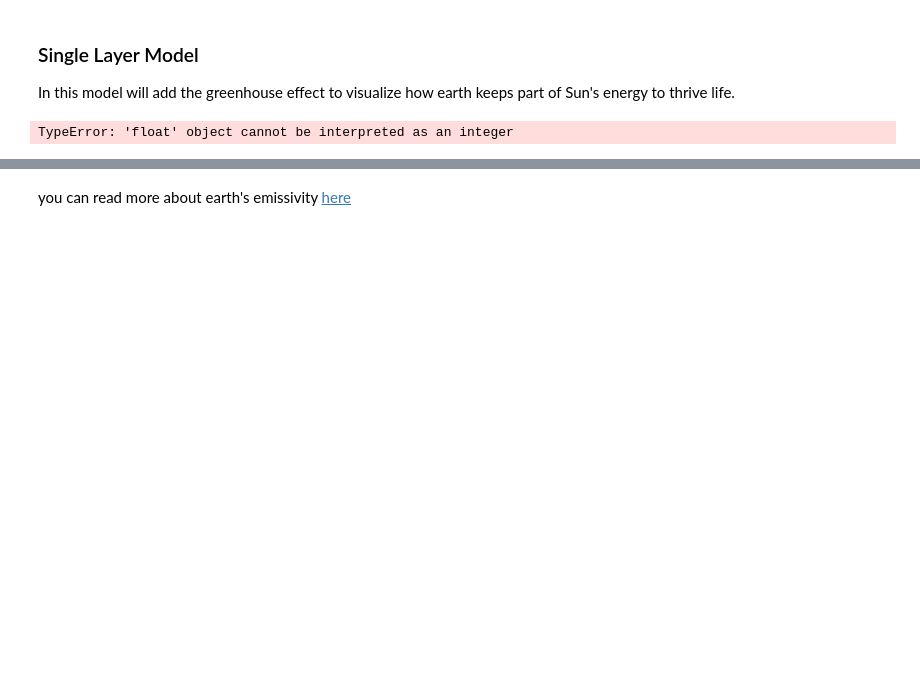
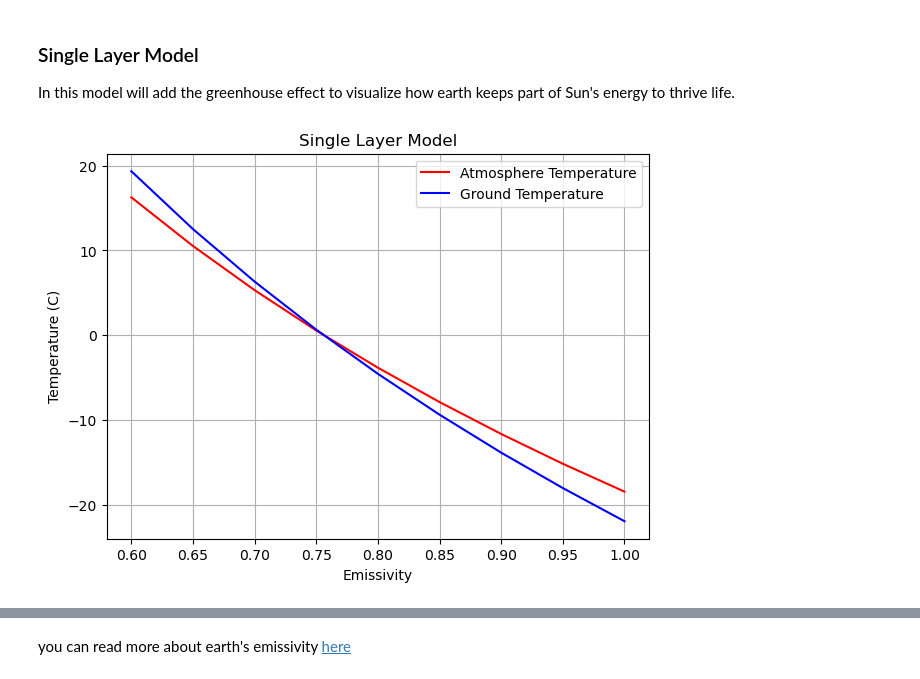
Before and after one commit to SysQuirrel/climexp, a Jupyter notebook: single_layer_model.ipynb, the cells around one changed output, grey strips where cells are left out. Drawn from its saved outputs; the diff is of its cells as text; code cells hidden in the pictures; blank space fills up the shorter version.

```diff
--- a/single_layer_model.ipynb
+++ b/single_layer_model.ipynb
@@ -4,28 +4,28 @@ In this model will add the greenhouse effect to visualize how earth keeps part o
 # %%
 import numpy as np
 import matplotlib.pyplot as plt
 
 sigma = 5.670374419e-8
 I = 1361
 e = np.arange(0.6, 1.05, 0.05) #read the NASA blog on earth's emissivity below
 # don't worry about the 1.05 value, it's there so that we can get the emissivity of 1.0
 # read this https://stackoverflow.com/a/65893961 for better understanding
 alpha = 0.3
 
 def single_layer_model(e):
     t_atmosphere = ((1-alpha)*I/(e*sigma*4))**(1/4) - 273
-    t_ground = t_atmosphere*(2**(1/4)) - 273
+    t_ground = t_atmosphere*(2**(1/4))
 
     plt.figure(figsize=(7,5))
     plt.plot(e, t_atmosphere, color='red', label='Atmosphere Temperature')
     plt.plot(e, t_ground, color='blue', label='Ground Temperature')
     plt.xlabel('Emissivity')
     plt.ylabel('Temperature (C)')
     plt.title('Single Layer Model')
     plt.legend()
     plt.grid(True)
     plt.show()
 
 single_layer_model(e)
 # %% [output]
-TypeError: 'float' object cannot be interpreted as an integer
+[figure, added]
```
Also changed, not shown: parts of 1 cell of this notebook.
